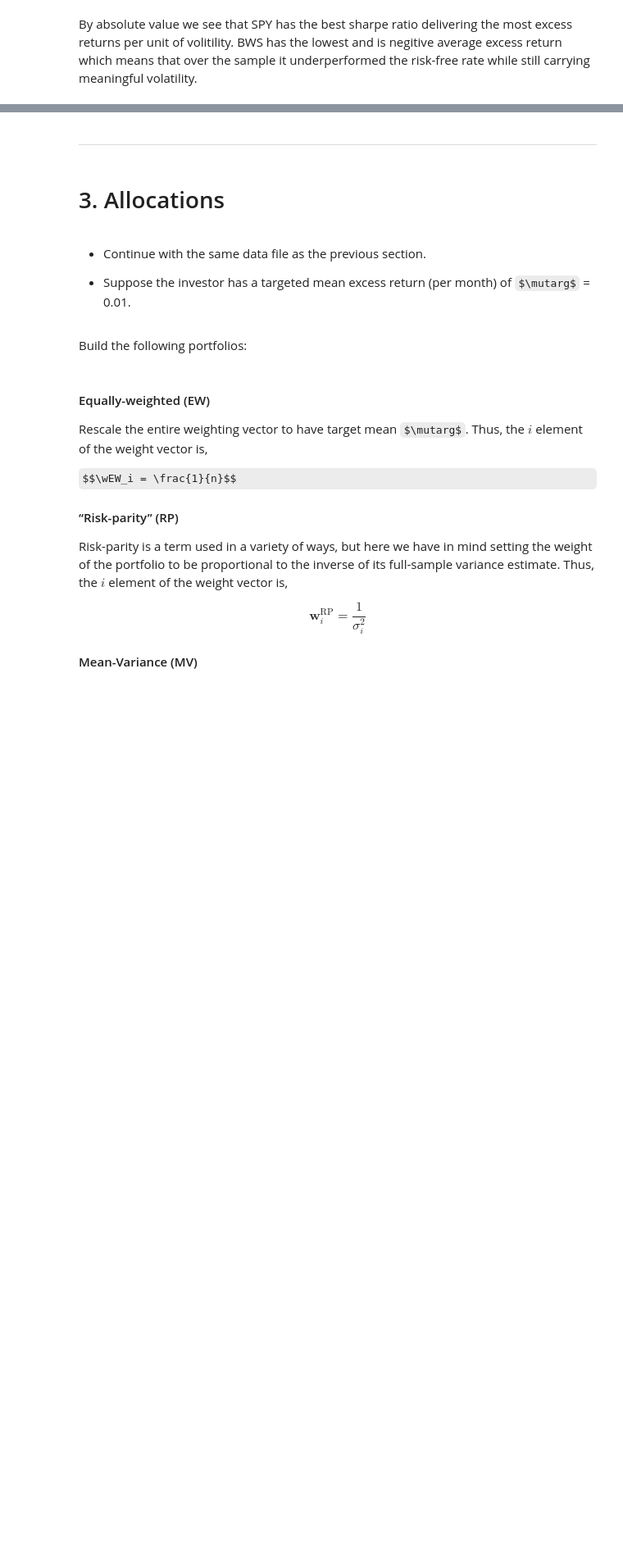
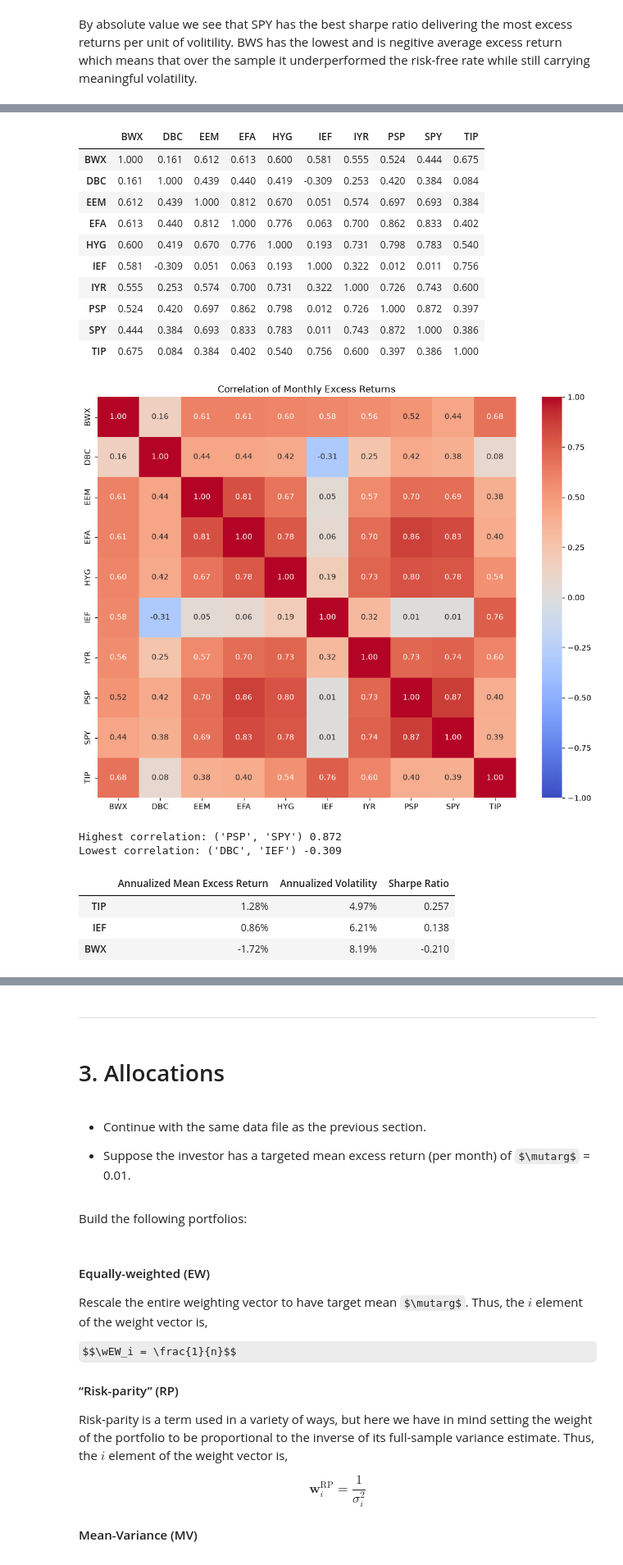
Before and after one commit to ltemry/FINM36700_GroupA, a Jupyter notebook: Harvard's%20Endowment.ipynb, the cells around one changed output, grey strips where cells are left out. Shown at 82% size. Saved outputs shown, nothing was run; the diff lists cells and outputs as text; code cells hidden in the pictures; some formulas as TeX source; blank space fills up the shorter version.

```diff
--- a/Harvard's%20Endowment.ipynb
+++ b/Harvard's%20Endowment.ipynb
@@ -138,0 +148,73 @@ By absolute value we see that SPY has the best sharpe ratio delivering the most
+# %%
+corr = Rets.corr()
+
+display(corr.style.format('{:.3f}'))
+
+plt.figure(figsize=(10, 8))
+sns.heatmap(
+    corr,
+    annot=True,
+    fmt='.2f',
+    cmap='coolwarm',
+    vmin=-1,
+    vmax=1,
+    center=0
+)
+plt.title('Correlation of Monthly Excess Returns')
+plt.tight_layout()
+plt.show()
+# %% [output]
+|  | BWX | DBC | EEM | EFA | HYG | IEF | IYR | PSP | SPY | TIP |
+| BWX | 1.000 | 0.161 | 0.612 | 0.613 | 0.600 | 0.581 | 0.555 | 0.524 | 0.444 | 0.675 |
+| DBC | 0.161 | 1.000 | 0.439 | 0.440 | 0.419 | -0.309 | 0.253 | 0.420 | 0.384 | 0.084 |
+| EEM | 0.612 | 0.439 | 1.000 | 0.812 | 0.670 | 0.051 | 0.574 | 0.697 | 0.693 | 0.384 |
+| EFA | 0.613 | 0.440 | 0.812 | 1.000 | 0.776 | 0.063 | 0.700 | 0.862 | 0.833 | 0.402 |
+| HYG | 0.600 | 0.419 | 0.670 | 0.776 | 1.000 | 0.193 | 0.731 | 0.798 | 0.783 | 0.540 |
+| IEF | 0.581 | -0.309 | 0.051 | 0.063 | 0.193 | 1.000 | 0.322 | 0.012 | 0.011 | 0.756 |
+| IYR | 0.555 | 0.253 | 0.574 | 0.700 | 0.731 | 0.322 | 1.000 | 0.726 | 0.743 | 0.600 |
+| PSP | 0.524 | 0.420 | 0.697 | 0.862 | 0.798 | 0.012 | 0.726 | 1.000 | 0.872 | 0.397 |
+| SPY | 0.444 | 0.384 | 0.693 | 0.833 | 0.783 | 0.011 | 0.743 | 0.872 | 1.000 | 0.386 |
+| TIP | 0.675 | 0.084 | 0.384 | 0.402 | 0.540 | 0.756 | 0.600 | 0.397 | 0.386 | 1.000 |
+[figure, added]
+# %%
+# True only above the diagonal.
+upper_triangle = np.triu(
+    np.ones(corr.shape, dtype=bool),
+    k=1
+)
+
+pair_corr = corr.where(upper_triangle).stack()
+
+print(
+    "Highest correlation:",
+    pair_corr.idxmax(),
+    f"{pair_corr.max():.3f}"
+)
+
+print(
+    "Lowest correlation:",
+    pair_corr.idxmin(),
+    f"{pair_corr.min():.3f}"
+)
+# %% [output]
+Highest correlation: ('PSP', 'SPY') 0.872
+Lowest correlation: ('DBC', 'IEF') -0.309
+# %%
+tips_asset = 'TIP'
+domestic_bond = 'IEF'
+foreign_bond = 'BWX'
+
+bond_assets = [tips_asset, domestic_bond, foreign_bond]
+
+display(
+    summary.loc[bond_assets].style.format({
+        'Annualized Mean Excess Return': '{:.2%}',
+        'Annualized Volatility': '{:.2%}',
+        'Sharpe Ratio': '{:.3f}'
+    })
+)
+# %% [output]
+|  | Annualized Mean Excess Return | Annualized Volatility | Sharpe Ratio |
+| TIP | 1.28% | 4.97% | 0.257 |
+| IEF | 0.86% | 6.21% | 0.138 |
+| BWX | -1.72% | 8.19% | -0.210 |
```
Also changed, not shown: parts of 18 cells of this notebook, 1 other file.
